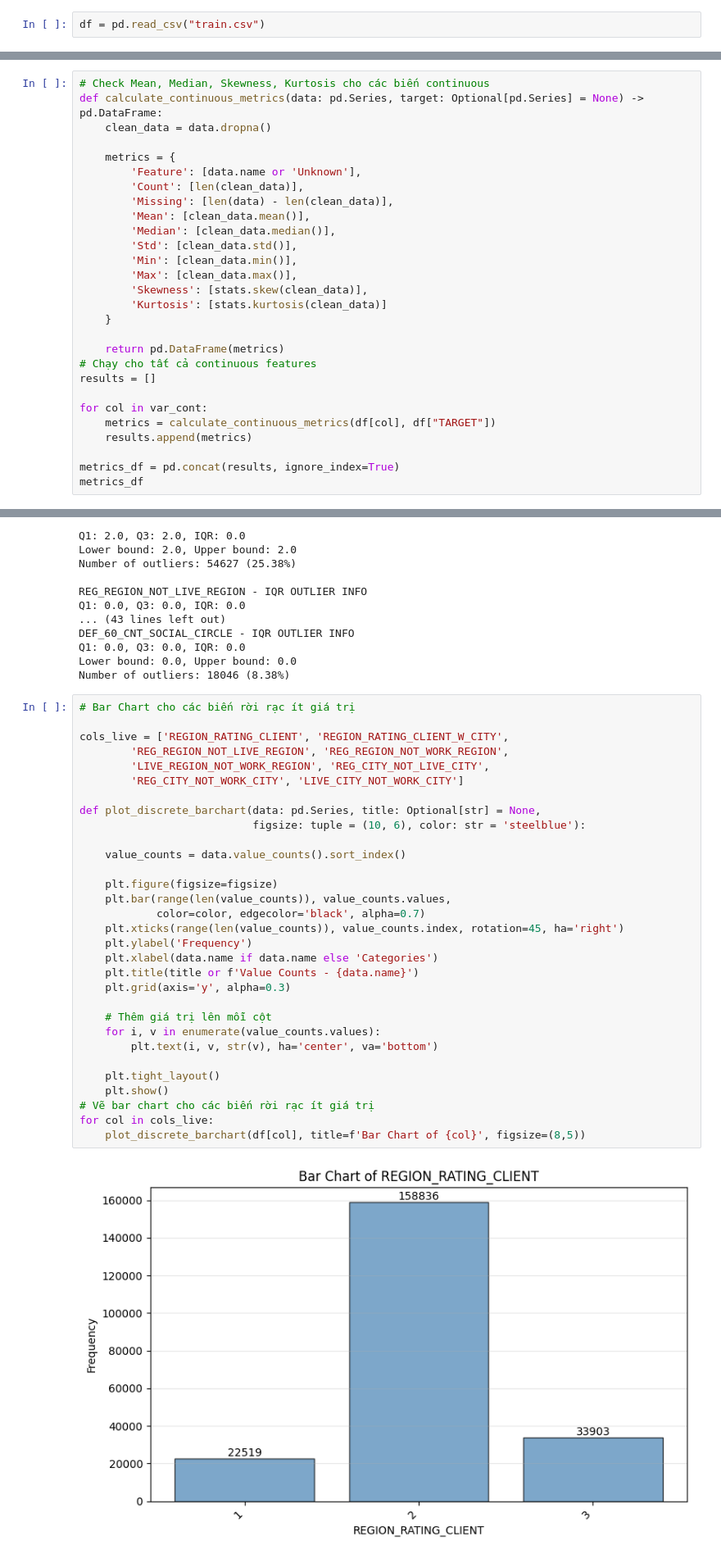
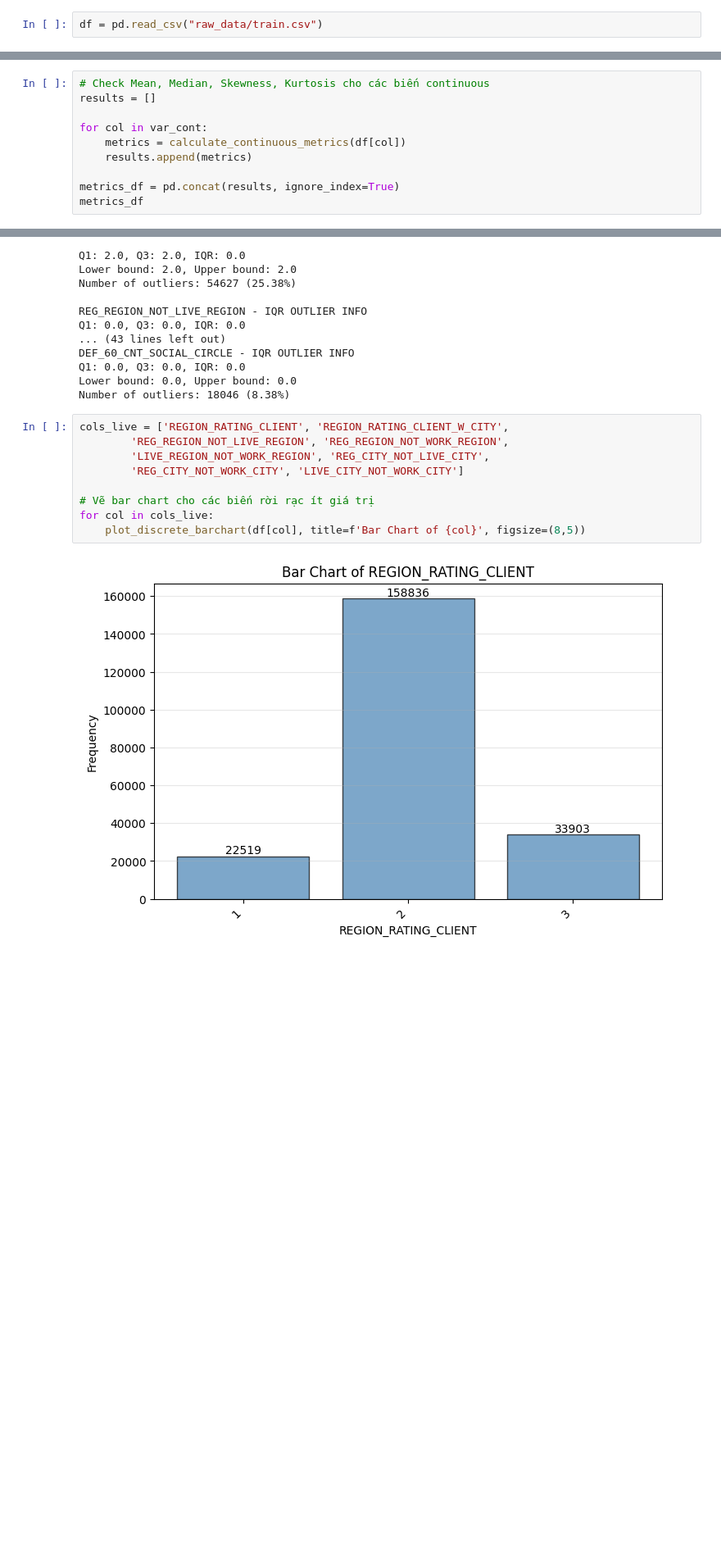
Before and after one commit to MinhGioChai/Data-Visualization, a Jupyter notebook: dataprocess.ipynb, the cells around one changed output, grey strips where cells are left out. Shown at 82% size. Cells and saved outputs as stored; diff of their text form; blank space fills up the shorter version.

```diff
--- a/dataprocess.ipynb
+++ b/dataprocess.ipynb
@@ -38,6 +43,6 @@ import warnings
 warnings.filterwarnings('ignore')
 # %%
-df = pd.read_csv("train.csv")
+df = pd.read_csv("raw_data/train.csv")
 # %%
 # Chọn một số cột để phân tích
 feature_list = [
@@ -199,28 +186,10 @@ EXT_SOURCE_2 có thể là biến phân tách tốt giữa người trả nợ
 ##### Metrics
 # %%
 # Check Mean, Median, Skewness, Kurtosis cho các biến continuous
-def calculate_continuous_metrics(data: pd.Series, target: Optional[pd.Series] = None) -> pd.DataFrame:
-    clean_data = data.dropna()
-
-    metrics = {
-        'Feature': [data.name or 'Unknown'],
-        'Count': [len(clean_data)],
-        'Missing': [len(data) - len(clean_data)],
-        'Mean': [clean_data.mean()],
-        'Median': [clean_data.median()],
-        'Std': [clean_data.std()],
-        'Min': [clean_data.min()],
-        'Max': [clean_data.max()],
-        'Skewness': [stats.skew(clean_data)],
-        'Kurtosis': [stats.kurtosis(clean_data)]
-    }
-
-    return pd.DataFrame(metrics)
-# Chạy cho tất cả continuous features
 results = []
 
 for col in var_cont:
-    metrics = calculate_continuous_metrics(df[col], df["TARGET"])
+    metrics = calculate_continuous_metrics(df[col])
     results.append(metrics)
 
 metrics_df = pd.concat(results, ignore_index=True)
@@ -479,35 +403,13 @@ Q1: 0.0, Q3: 0.0, IQR: 0.0
 Lower bound: 0.0, Upper bound: 0.0
 Number of outliers: 18046 (8.38%)
 # %%
-# Bar Chart cho các biến rời rạc ít giá trị
-
 cols_live = ['REGION_RATING_CLIENT', 'REGION_RATING_CLIENT_W_CITY',
         'REG_REGION_NOT_LIVE_REGION', 'REG_REGION_NOT_WORK_REGION',
         'LIVE_REGION_NOT_WORK_REGION', 'REG_CITY_NOT_LIVE_CITY',
         'REG_CITY_NOT_WORK_CITY', 'LIVE_CITY_NOT_WORK_CITY']
 
-def plot_discrete_barchart(data: pd.Series, title: Optional[str] = None,
-                           figsize: tuple = (10, 6), color: str = 'steelblue'):
-
-    value_counts = data.value_counts().sort_index()
-
-    plt.figure(figsize=figsize)
-    plt.bar(range(len(value_counts)), value_counts.values,
-            color=color, edgecolor='black', alpha=0.7)
-    plt.xticks(range(len(value_counts)), value_counts.index, rotation=45, ha='right')
-    plt.ylabel('Frequency')
-    plt.xlabel(data.name if data.name else 'Categories')
-    plt.title(title or f'Value Counts - {data.name}')
-    plt.grid(axis='y', alpha=0.3)
-
-    # Thêm giá trị lên mỗi cột
-    for i, v in enumerate(value_counts.values):
-        plt.text(i, v, str(v), ha='center', va='bottom')
-
-    plt.tight_layout()
-    plt.show()
 # Vẽ bar chart cho các biến rời rạc ít giá trị
 for col in cols_live:
     plot_discrete_barchart(df[col], title=f'Bar Chart of {col}', figsize=(8,5))
 # %% [output]
-[figure, old version]
+[figure, new version]
```
Also changed, not shown: parts of 36 cells of this notebook.
